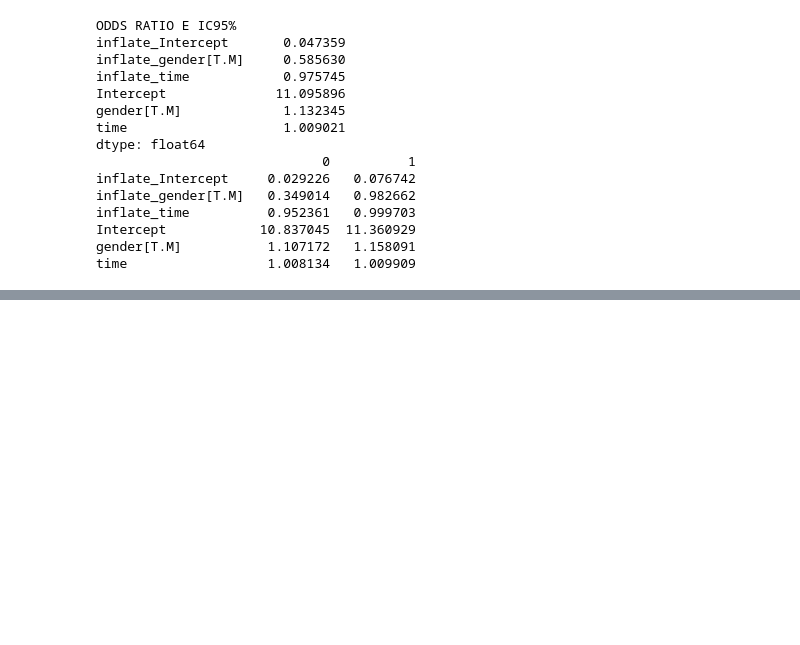
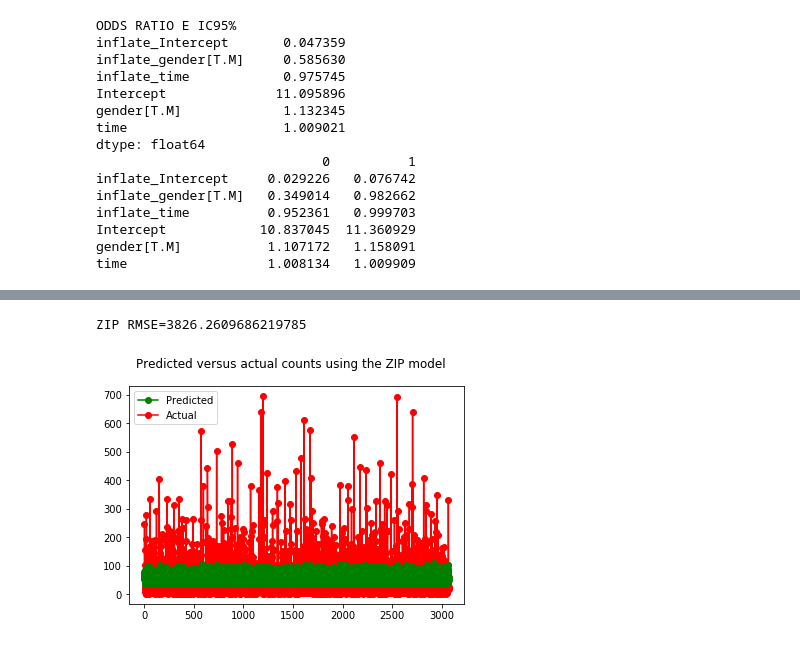
Before and after one commit to liviaciabati/publicacao_e_genero, a Jupyter notebook: notebooks/tables.ipynb, the cells around one changed output, grey strips where cells are left out. Saved outputs shown, nothing was run; the diff lists cells and outputs as text; code cells hidden in the pictures; blank space fills up the shorter version.

```diff
--- a/notebooks/tables.ipynb
+++ b/notebooks/tables.ipynb
@@ -826,0 +1026,16 @@ time                  1.008134   1.009909
+# %%
+##https://ademos.people.uic.edu/Chapter19.html#31_that,_but_change_the_family_to_%E2%80%9Cpoisson%E2%80%9D
+##Rather than odds ratios (which only apply to 0/1 outcomes), we use relative risk ratios in Poisson regression for count outcome variables.
+
+##Interpretation:The expected log count for each unit increase/decrease (depending on the sign of the coefficient) in [outcome variable] given [predictor variable] is [coefficient].
+
+
+df.groupby('gender').count()
+
+gender_time = df[['citations', 'wos_publications', 'h_index', 'gender','time']].replace({'gender':{'M' : 0, 'F' : 1}})
+
+expr = 'wos_publications ~ gender  + time + gender*time'
+y_train, X_train = dmatrices(expr, gender_time, return_type='dataframe')
+y_test, X_test = dmatrices(expr, gender_time, return_type='dataframe')
+poisson_training_results = sm.GLM(y_train, X_train, family=sm.families.Poisson()).fit()
+print(poisson_training_results.summary())
@@ -826,0 +1089,16 @@ time                  1.008134   1.009909
+# %%
+zip_predictions = poisson_training_results.get_prediction(X_test)
+predicted_counts=np.round(zip_predictions.summary_frame())
+actual_counts = y_test['wos_publications']
+
+print('ZIP RMSE='+str(np.sqrt(np.sum(np.power(np.subtract(predicted_counts["mean"],actual_counts),2)))))
+
+fig = plt.figure()
+fig.suptitle('Predicted versus actual counts using the ZIP model')
+actual, = plt.plot(X_test.index, actual_counts, 'ro-', label='Actual')
+predicted, = plt.plot(X_test.index, predicted_counts["mean"], 'go-', label='Predicted')
+plt.legend(handles=[predicted, actual])
+plt.show()
+# %% [output]
+ZIP RMSE=3826.2609686219785
+[figure, added]
```
Also changed, not shown: parts of 16 cells of this notebook.
